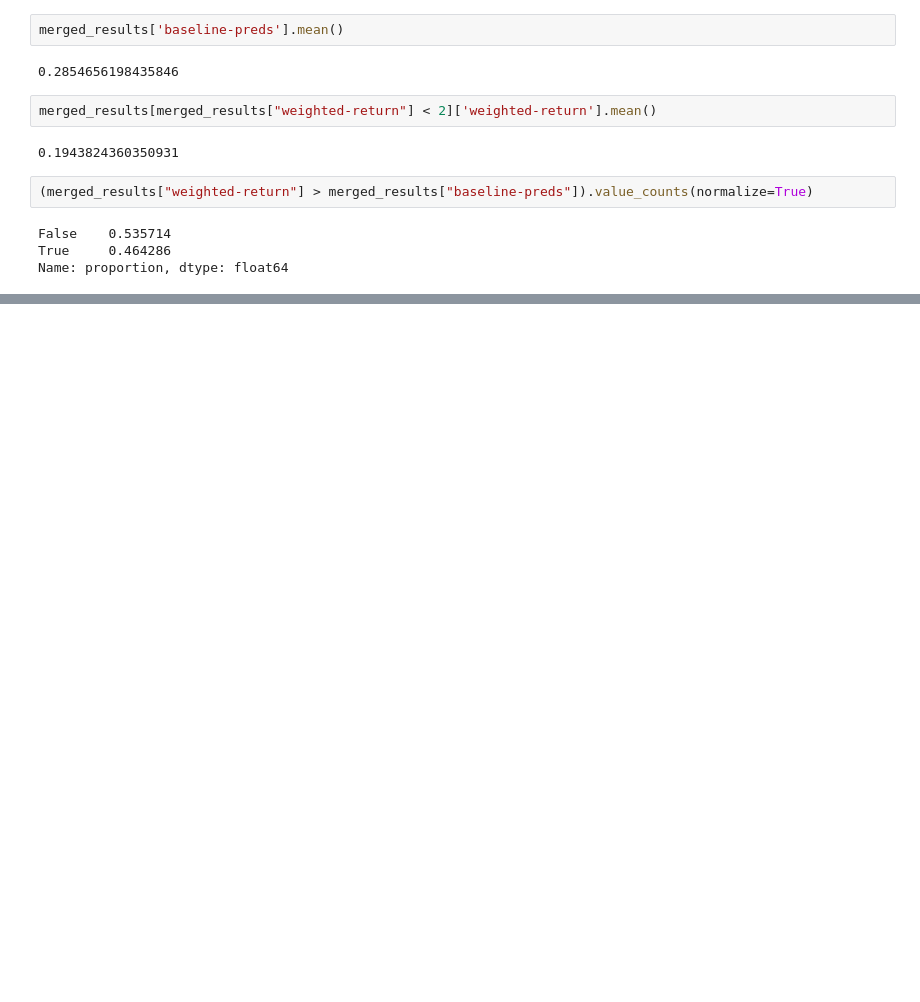
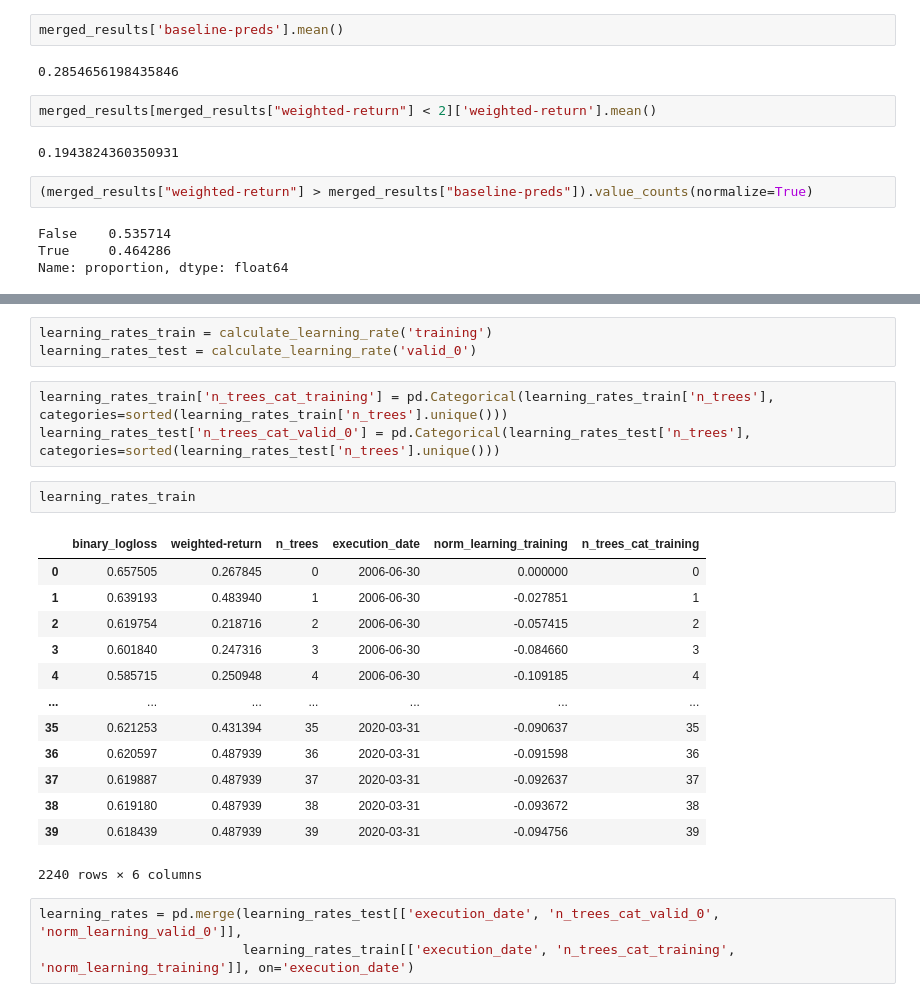
Before and after one commit to uhernando002/zrive-ds, a Jupyter notebook: src/module_5/module5.ipynb, the cells around one changed output, grey strips where cells are left out. Saved outputs shown, nothing was run; the diff lists cells and outputs as text; blank space fills up the shorter version.

```diff
--- a/src/module_5/module5.ipynb
+++ b/src/module_5/module5.ipynb
@@ -422,0 +416,25 @@ Name: proportion, dtype: float64
+# %%
+learning_rates_train = calculate_learning_rate('training')
+learning_rates_test = calculate_learning_rate('valid_0')
+# %%
+learning_rates_train['n_trees_cat_training'] = pd.Categorical(learning_rates_train['n_trees'], categories=sorted(learning_rates_train['n_trees'].unique()))
+learning_rates_test['n_trees_cat_valid_0'] = pd.Categorical(learning_rates_test['n_trees'], categories=sorted(learning_rates_test['n_trees'].unique()))
+# %%
+learning_rates_train
+# %% [output]
+|  | binary_logloss | weighted-return | n_trees | execution_date | norm_learning_training | n_trees_cat_training |
+| 0 | 0.657505 | 0.267845 | 0 | 2006-06-30 | 0.000000 | 0 |
+| 1 | 0.639193 | 0.483940 | 1 | 2006-06-30 | -0.027851 | 1 |
+| 2 | 0.619754 | 0.218716 | 2 | 2006-06-30 | -0.057415 | 2 |
+| 3 | 0.601840 | 0.247316 | 3 | 2006-06-30 | -0.084660 | 3 |
+| 4 | 0.585715 | 0.250948 | 4 | 2006-06-30 | -0.109185 | 4 |
+| ... | ... | ... | ... | ... | ... | ... |
+| 35 | 0.621253 | 0.431394 | 35 | 2020-03-31 | -0.090637 | 35 |
+| 36 | 0.620597 | 0.487939 | 36 | 2020-03-31 | -0.091598 | 36 |
+| 37 | 0.619887 | 0.487939 | 37 | 2020-03-31 | -0.092637 | 37 |
+| 38 | 0.619180 | 0.487939 | 38 | 2020-03-31 | -0.093672 | 38 |
+| 39 | 0.618439 | 0.487939 | 39 | 2020-03-31 | -0.094756 | 39 |
+2240 rows × 6 columns
+# %%
+learning_rates = pd.merge(learning_rates_test[['execution_date', 'n_trees_cat_valid_0', 'norm_learning_valid_0']],
+                          learning_rates_train[['execution_date', 'n_trees_cat_training', 'norm_learning_training']], on='execution_date')
```
Also changed, not shown: parts of 6 cells of this notebook.
